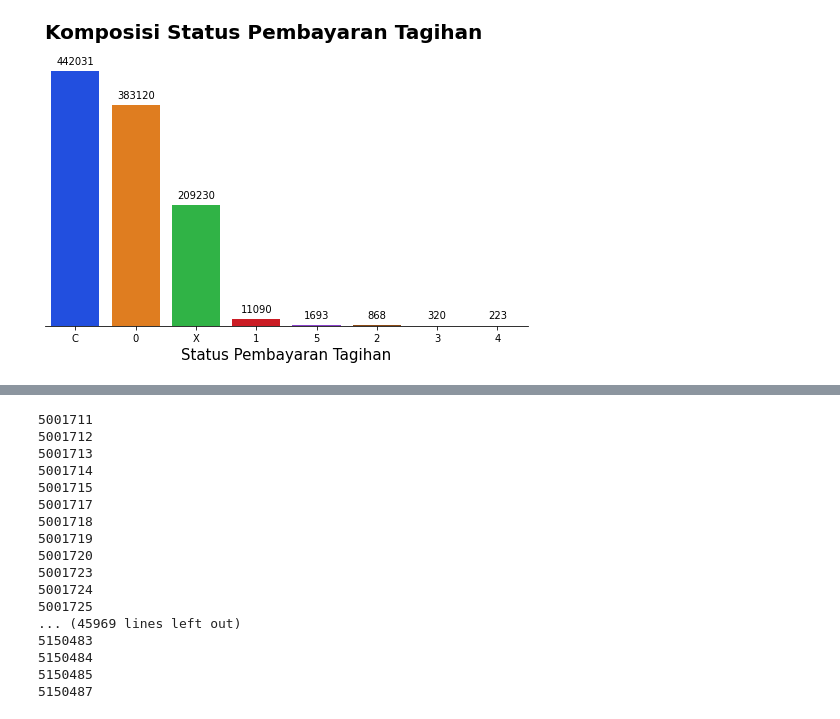
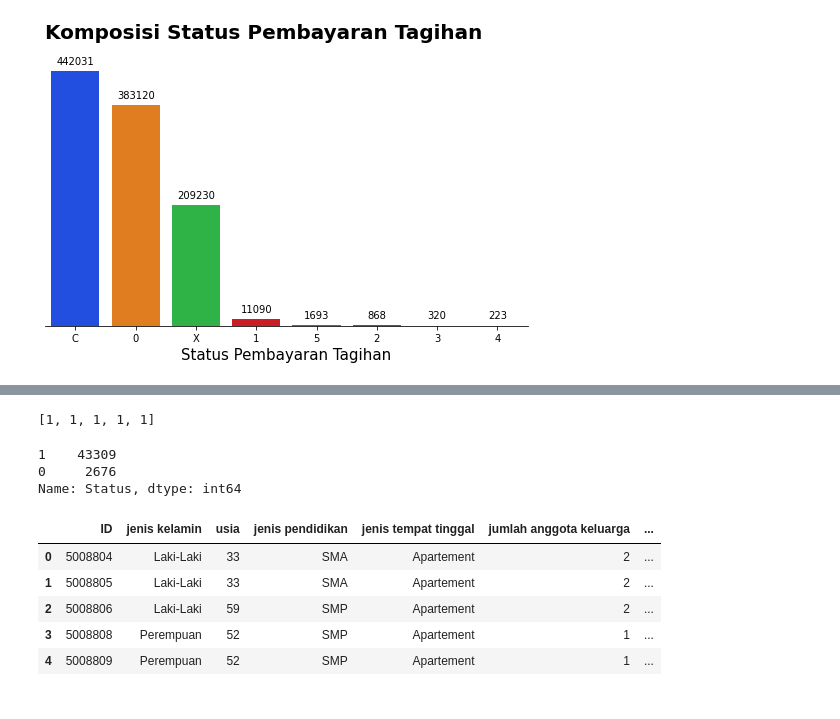
Before and after one commit to UsepSyaikalArifin/My-Projects, a Jupyter notebook: Predicting Good or Bad From Credit Card Approvals/jupyter notebook/main.ipynb, the cells around one changed output, grey strips where cells are left out. Saved outputs shown, nothing was run; the diff lists cells and outputs as text; code cells hidden in the pictures.

Commit message:
Clean Dataset

```diff
--- a/Predicting Good or Bad From Credit Card Approvals/jupyter notebook/main.ipynb
+++ b/Predicting Good or Bad From Credit Card Approvals/jupyter notebook/main.ipynb
@@ -236,21 +370,53 @@ display(pivot_table_credits_clean.iloc[50:61,61:74])
-# %%
-for i, column in pivot_table_credits_clean.iterrows():
-    print(i)
-# %% [output]
-5001711
-5001712
-5001713
-5001714
-5001715
-5001717
-5001718
-5001719
-5001720
-5001723
-5001724
-5001725
-... (45969 lines left out)
-5150483
-5150484
-5150485
-5150487
+# %%
+def membuat_target(data):
+    status_pelanggan = []
+    for i, baris in data.iterrows():
+        mampu_bayar = baris["mampu melunasi tagihan x kali"]
+        total_telat_bayar = baris["total telat bayar"]
+        tidak_meminjam = baris["tidak ada pinjaman x kali"]
+
+        if total_telat_bayar == 0:
+            if mampu_bayar >= tidak_meminjam or mampu_bayar <= tidak_meminjam:
+                status_pelanggan.append(1)
+            elif mampu_bayar == 0 and tidak_meminjam == 1:
+                status_pelanggan.append(1)
+        elif total_telat_bayar != 0:
+            if total_telat_bayar <= mampu_bayar:
+                status_pelanggan.append(1)
+            elif total_telat_bayar > mampu_bayar:
+                status_pelanggan.append(0)
+        elif mampu_bayar == 0 and tidak_meminjam != 0:
+            if total_telat_bayar >= tidak_meminjam or total_telat_bayar <= tidak_meminjam:
+                status_pelanggan.append(0)
+        else:
+            status_pelanggan.append(1)
+
+    return status_pelanggan
+status_pelanggan = membuat_target(pivot_table_credits_clean)
+display(status_pelanggan[0:5])
+# %% [output]
+[1, 1, 1, 1, 1]
+# %%
+def membuat_df_target(data):
+    df_target = pd.DataFrame()
+    df_target["ID"] = data.index
+    df_target["Status"] = status_pelanggan
+
+    return df_target
+
+df_target = membuat_df_target(pivot_table_credits_clean)
+display(df_target["Status"].value_counts())
+# %% [output]
+1    43309
+0     2676
+Name: Status, dtype: int64
+# %%
+dataset_clean = pd.merge(idn_applications, df_target, on="ID", how="inner")
+display(dataset_clean.head())
+# %% [output]
+|  | ID | jenis kelamin | usia | jenis pendidikan | jenis tempat tinggal | jumlah anggota keluarga | ... |
+| 0 | 5008804 | Laki-Laki | 33 | SMA | Apartement | 2 | ... |
+| 1 | 5008805 | Laki-Laki | 33 | SMA | Apartement | 2 | ... |
+| 2 | 5008806 | Laki-Laki | 59 | SMP | Apartement | 2 | ... |
+| 3 | 5008808 | Perempuan | 52 | SMP | Apartement | 1 | ... |
+| 4 | 5008809 | Perempuan | 52 | SMP | Apartement | 1 | ... |
```
Also changed, not shown: parts of 4 cells of this notebook, 1 other file.
